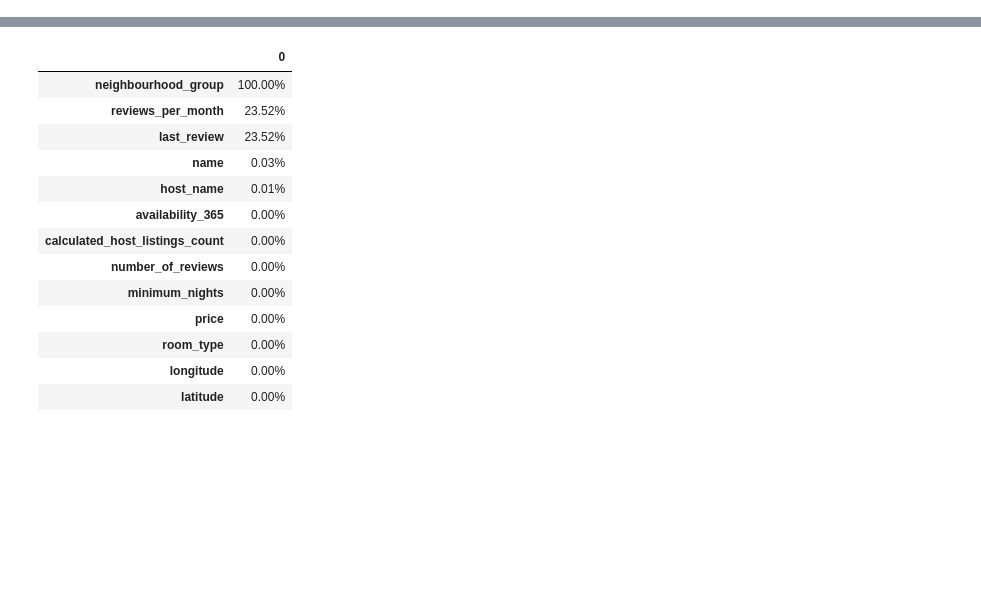
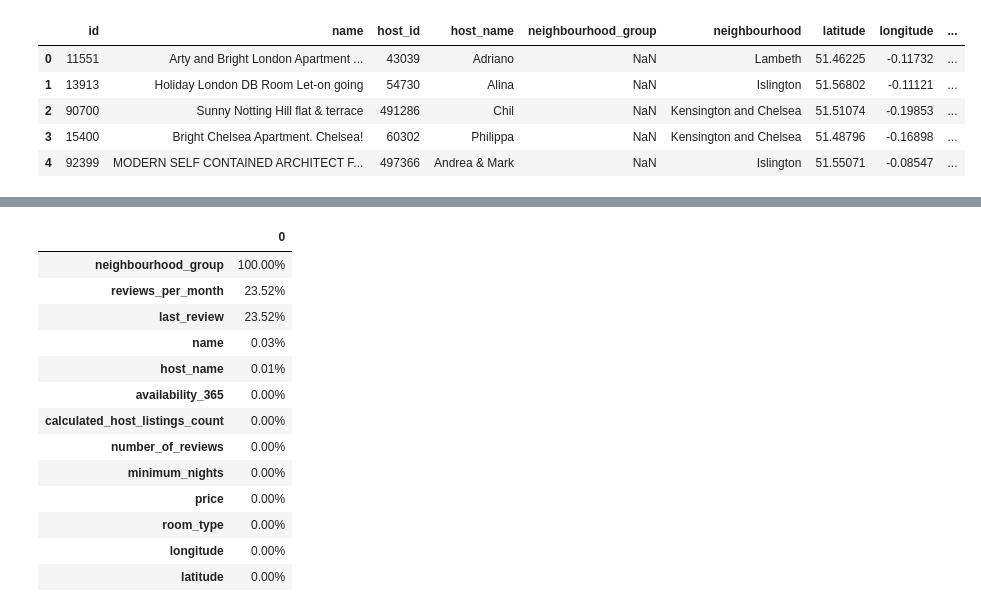
Before and after one commit to MaxGama/DataScience, a Jupyter notebook: BREXIT_Um_olhar_da_Ciencia_de_dados(Dados_AirBnB).ipynb, the cells around one changed output, grey strips where cells are left out. Drawn from its saved outputs; the diff is of its cells as text; code cells hidden in the pictures; blank space fills up the shorter version.

```diff
--- a/BREXIT_Um_olhar_da_Ciencia_de_dados(Dados_AirBnB).ipynb
+++ b/BREXIT_Um_olhar_da_Ciencia_de_dados(Dados_AirBnB).ipynb
@@ -20,0 +88,9 @@ df_lisboa = pd.read_csv ("http://data.insideairbnb.com/portugal/lisbon/lisbon/20
+# %%
+df_londres.head()
+# %% [output]
+|  | id | name | host_id | host_name | neighbourhood_group | neighbourhood | latitude | longitude | ... |
+| 0 | 11551 | Arty and Bright London Apartment ... | 43039 | Adriano | NaN | Lambeth | 51.46225 | -0.11732 | ... |
+| 1 | 13913 | Holiday London DB Room Let-on going | 54730 | Alina | NaN | Islington | 51.56802 | -0.11121 | ... |
+| 2 | 90700 | Sunny Notting Hill flat & terrace | 491286 | Chil | NaN | Kensington and Chelsea | 51.51074 | -0.19853 | ... |
+| 3 | 15400 | Bright Chelsea Apartment. Chelsea! | 60302 | Philippa | NaN | Kensington and Chelsea | 51.48796 | -0.16898 | ... |
+| 4 | 92399 | MODERN SELF CONTAINED ARCHITECT F... | 497366 | Andrea & Mark | NaN | Islington | 51.55071 | -0.08547 | ... |
```
Also changed, not shown: parts of 17 cells of this notebook.
